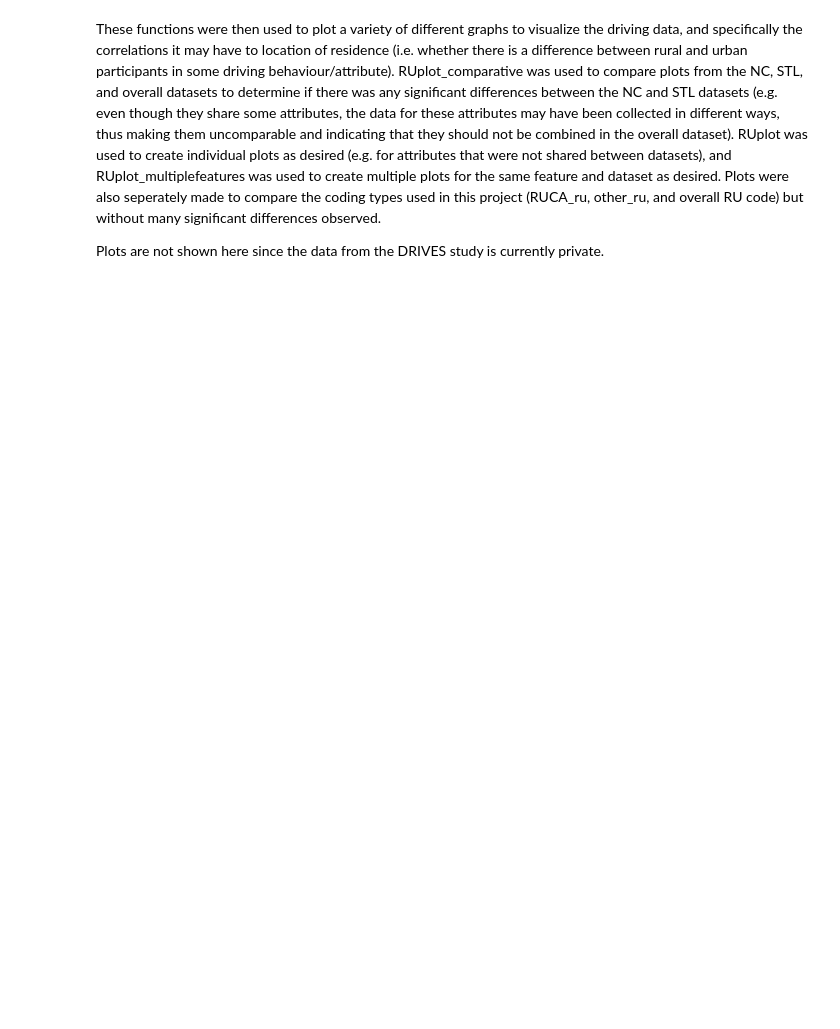
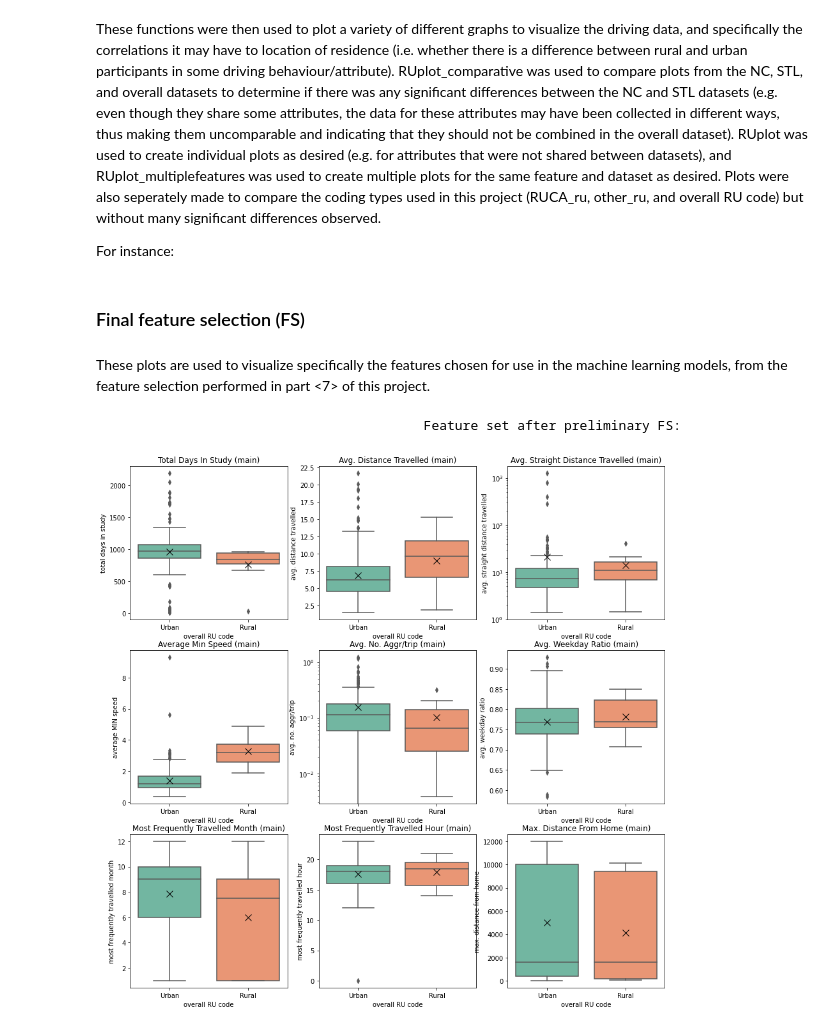
Before and after one commit to maria-jl/DRIVES-rural-urban, a Jupyter notebook: driving correlations (preprocessing)/6. ruralurban_driving correlations.ipynb, the cells around one changed output. Cells and saved outputs as stored; diff of their text form; code cells hidden in the pictures; blank space fills up the shorter version.

Commit message:
added final feature set plots, fixed last function

```diff
--- a/driving correlations (preprocessing)/6. ruralurban_driving correlations.ipynb
+++ b/driving correlations (preprocessing)/6. ruralurban_driving correlations.ipynb
@@ -130,7 +130,6 @@ def RUplot_multiplefeatures (*fname, dataset, plot = 'box', y_limit = None, size
     size (tuple, optional) = width and height of the overall plot
     showmean (bool, optional) = whether or not to show the mean of each dataset (as X) on the plots
     bins (int, optional) = only used for the histogram plot
-    logscale (bool, optional) = default is False; if set as True, the y-scale of all plots will be a log scale
 
     Another functionality is the ability to set the y-scale of a specific plot to be a log scale, simply by including
     "/log" at the end of the feature name.
@@ -184,7 +183,7 @@ def RUplot_multiplefeatures (*fname, dataset, plot = 'box', y_limit = None, size
     for feature in fname:
         axs[i, j].set(xlabel = None) ## removes 'overall RU code' label since this is relatively self-explanatory
                                           ## and will clutter the grid of plots
-        if (str(feature)[-4:] == '/log') or (logscale is True):
+        if (str(feature)[-4:] == '/log'):
             axs[i, j].set_yscale('log')
             feature = str(feature)[:-4]
 
@@ -213,4 +212,18 @@ def RUplot_multiplefeatures (*fname, dataset, plot = 'box', y_limit = None, size
 # %% [markdown]
 These functions were then used to plot a variety of different graphs to visualize the driving data, and specifically the correlations it may have to location of residence (i.e. whether there is a difference between rural and urban participants in some driving behaviour/attribute). RUplot_comparative was used to compare plots from the NC, STL, and overall datasets to determine if there was any significant differences between the NC and STL datasets (e.g. even though they share some attributes, the data for these attributes may have been collected in different ways, thus making them uncomparable and indicating that they should not be combined in the overall dataset). RUplot was used to create individual plots as desired (e.g. for attributes that were not shared between datasets), and RUplot_multiplefeatures was used to create multiple plots for the same feature and dataset as desired. Plots were also seperately made to compare the coding types used in this project (RUCA_ru, other_ru, and overall RU code) but without many significant differences observed.
 
-Plots are not shown here since the data from the DRIVES study is currently private.
+For instance:
+# %% [markdown]
+### Final feature selection (FS)
+# %% [markdown]
+These plots are used to visualize specifically the features chosen for use in the machine learning models, from the feature selection performed in part <7> of this project.
+# %%
+print('\033[1m' + '                                          Feature set after preliminary FS:')
+
+RUplot_multiplefeatures("total days in study","avg. distance travelled", "avg. straight distance travelled/log",
+                        "average MIN speed", "avg. no. aggr/trip/log", "avg. weekday ratio",
+                        "most frequently travelled month", "most frequently travelled hour","max. distance from home",
+                        plot = 'box', dataset = maindata)
+# %% [output]
+                                          Feature set after preliminary FS:
+[figure, added]
```
Also changed, not shown: parts of 1 cell of this notebook.
